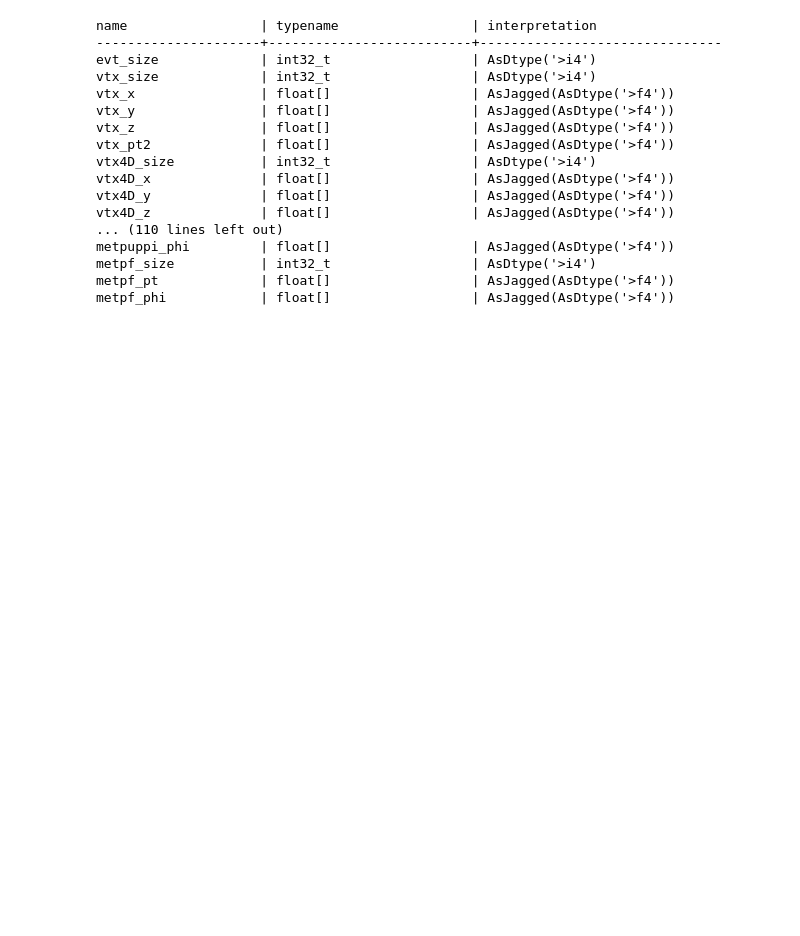
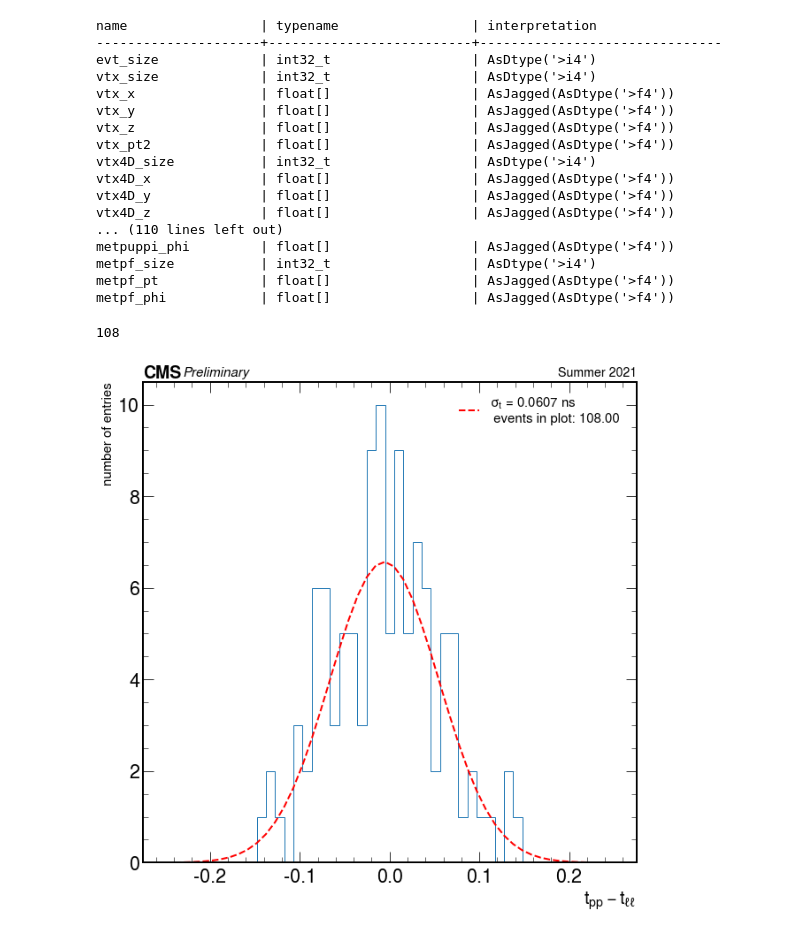
Before and after one commit to jloemker/SWAN, a Jupyter notebook: Analysis_timing.ipynb, the cells around one changed output. Cells and saved outputs as stored; diff of their text form; code cells hidden in the pictures; blank space fills up the shorter version.

```diff
--- a/Analysis_timing.ipynb
+++ b/Analysis_timing.ipynb
@@ -131,3 +129,51 @@ for i in tqdm(range(n)):
     #Add smeared proton times
     mh.Fill_smeared_pr_t(bg_data)
 bg = pd.DataFrame(data=bg_data)
+# %%
+#Vertex position in time: (tp1 + tp2)*c = 2 zpps + t(mu)*c
+zpps = 2.34e4 #in cm
+c = 29.9792#in cm/ns
+
+mask_muon1_measured_time = (sig['mu1_t']>-80) & (sig['mu2_t']>-80)
+
+masked_analysis=sig[mask_muon1_measured_time]
+tmu =  ( masked_analysis['mu1_t'].values  + masked_analysis['mu2_t'].values )/2
+#    data['pr1_20_t']
+#    data['pr2_20_t']
+#    data['pr1_60_t']
+#    data['pr2_60_t']
+#p1_t = sig['pr1_t']
+#p2_t = sig['pr2_t']
+
+tpp =  (( masked_analysis['pr1_t'].values + masked_analysis['pr2_t'].values ) - 2*zpps/c)/2
+#20
+#tpp =  (( masked_analysis['pr1_20_t'].values + masked_analysis['pr2_20_t'].values ) - 2*zpps/c)/2
+#60
+#tpp =  (( masked_analysis['pr1_60_t'].values + masked_analysis['pr2_60_t'].values ) - 2*zpps/c)/2
+
+data = (tpp-tmu)
+#print((data)) for non,20,60 equally good choice !
+#data = data[~np.isnan(data) & ~np.isneginf(data)]
+
+data = data[~np.isnan(data) & ~np.isneginf(data)]
+print(len(data))
+bins = np.linspace(-0.25,0.25,50)
+f, ax = plt.subplots()
+plt.hist(data,bins, histtype='step')
+
+#fit to gaussian (to avoid bias from outliers restrict the fitted area)
+(mu_t, sigma_t) = stats.norm.fit(data)
+x=bins
+y=stats.norm.pdf(x, mu_t, sigma_t)
+ax.plot(x, y, 'r--', linewidth=2,label='$\sigma_{t}$ = %4.4f ns \n events in plot: %2.2f '%((sigma_t), (len(data))))
+#print(y)
+#print(x)
+hep.cms.label(llabel="Preliminary", rlabel="Summer 2021", ax=ax,fontsize = 15)
+ax.set(xlabel=r'$t_{pp} - t_{\ell\ell}$', ylabel='number of entries')
+ax.legend(fontsize=15)
+ax.xaxis.label.set_size(20)
+ax.yaxis.label.set_size(15)
+plt.savefig('Timing/fit_vertex_t.png',bbox_inches='tight')
+# %% [output]
+108
+[figure, added]
```
Also changed, not shown: parts of 15 cells of this notebook, 1 other file.
